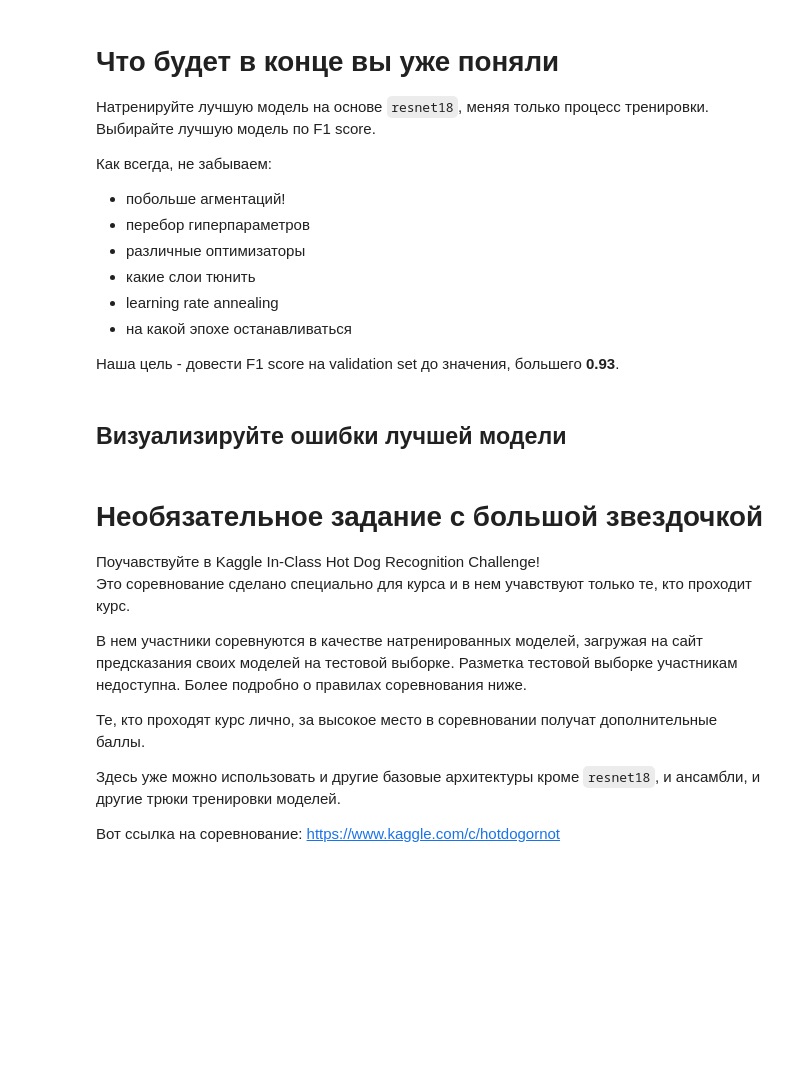
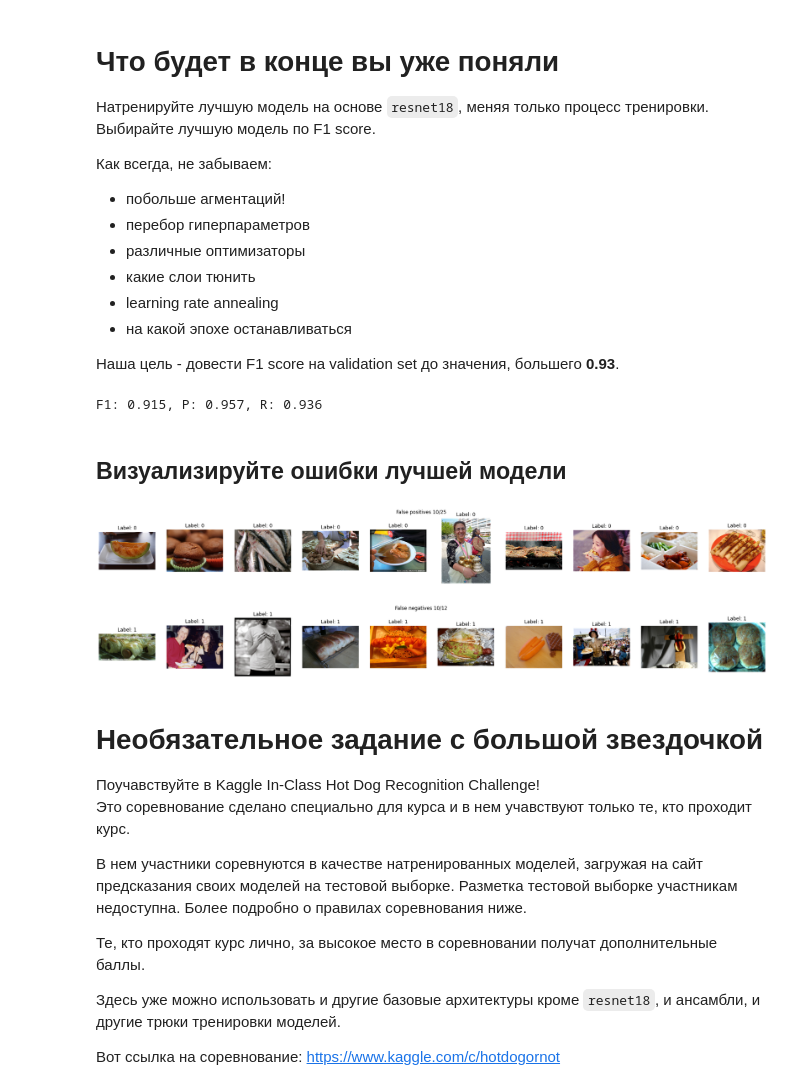
Before and after one commit to iptkachev/dlcourse_ai, a Jupyter notebook: assignments/assignment4/HotdogOrNot.ipynb, the cells around one changed output. Saved outputs shown, nothing was run; the diff lists cells and outputs as text; code cells hidden in the pictures; blank space fills up the shorter version.

```diff
--- a/assignments/assignment4/HotdogOrNot.ipynb
+++ b/assignments/assignment4/HotdogOrNot.ipynb
@@ -466,13 +518,15 @@ print("F1: %4.3f, P: %4.3f, R: %4.3f" % (f1, precision, recall))
 Наша цель - довести F1 score на validation set до значения, большего **0.93**.
 # %%
 # TODO: Train your best model!
-best_model = None
+best_model = model
 # %%
 # Let's check how it performs on validation set!
-predictions, ground_truth = evaluate_model(best_model, dataset, val_indices)
+predictions, ground_truth = evaluate_model(best_model, train_dataset, val_indices)
 precision, recall, f1 = binary_classification_metrics(predictions, ground_truth)
 print("F1: %4.3f, P: %4.3f, R: %4.3f" % (precision, recall, f1))
 
 # TODO: Visualize training curve for the best model
+# %% [output]
+F1: 0.915, P: 0.957, R: 0.936
 # %% [markdown]
 ## Визуализируйте ошибки лучшей модели
@@ -481,3 +533,26 @@ print("F1: %4.3f, P: %4.3f, R: %4.3f" % (precision, recall, f1))
+# %%
+# TODO Visualize false positives and false negatives of the best model on the validation set
+predictions, gt = evaluate_model(best_model, train_dataset, val_indices)
+
+false_positive_indices = []
+false_negatives_indices = []
+
+for i, (p, g) in enumerate((zip(predictions, gt))):
+    if g == 0 and p == 1:
+        false_positive_indices.append(val_indices[i])
+    elif g == 1 and p == 0:
+        false_negatives_indices.append(val_indices[i])
+
+# TODO: Compute indices of the false positives on the validation set.
+# Note those have to be indices of the original dataset
+visualize_samples(orig_dataset, false_positive_indices, "False positives")
+
+# TODO: Compute indices of the false negatives on the validation set.
+# Note those have to be indices of the original dataset
+visualize_samples(orig_dataset, false_negatives_indices, "False negatives")
+# %% [output]
+[figure, added]
+[figure, added]
 # %% [markdown]
 # Необязательное задание с большой звездочкой
 
```
Also changed, not shown: parts of 10 cells of this notebook.
